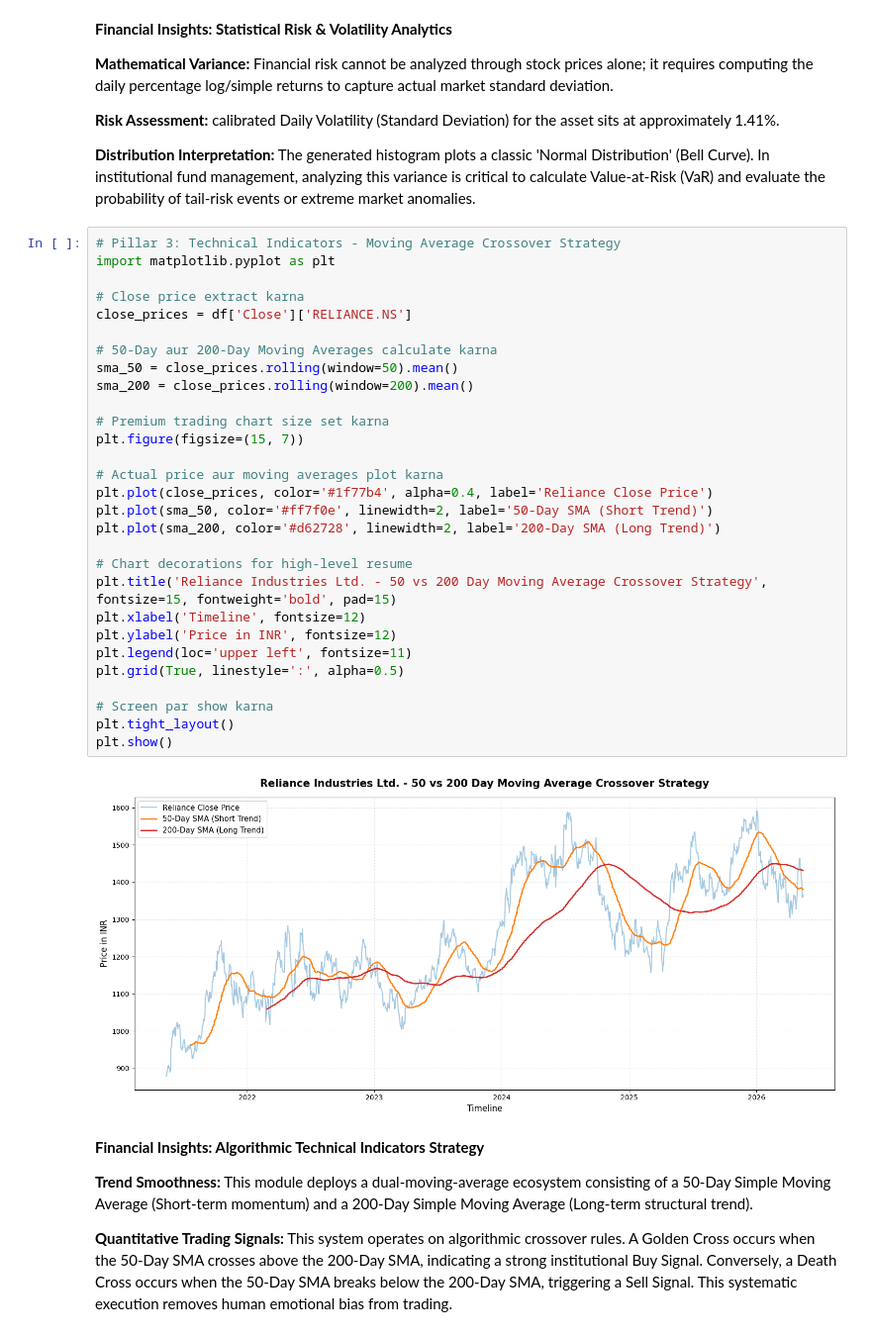
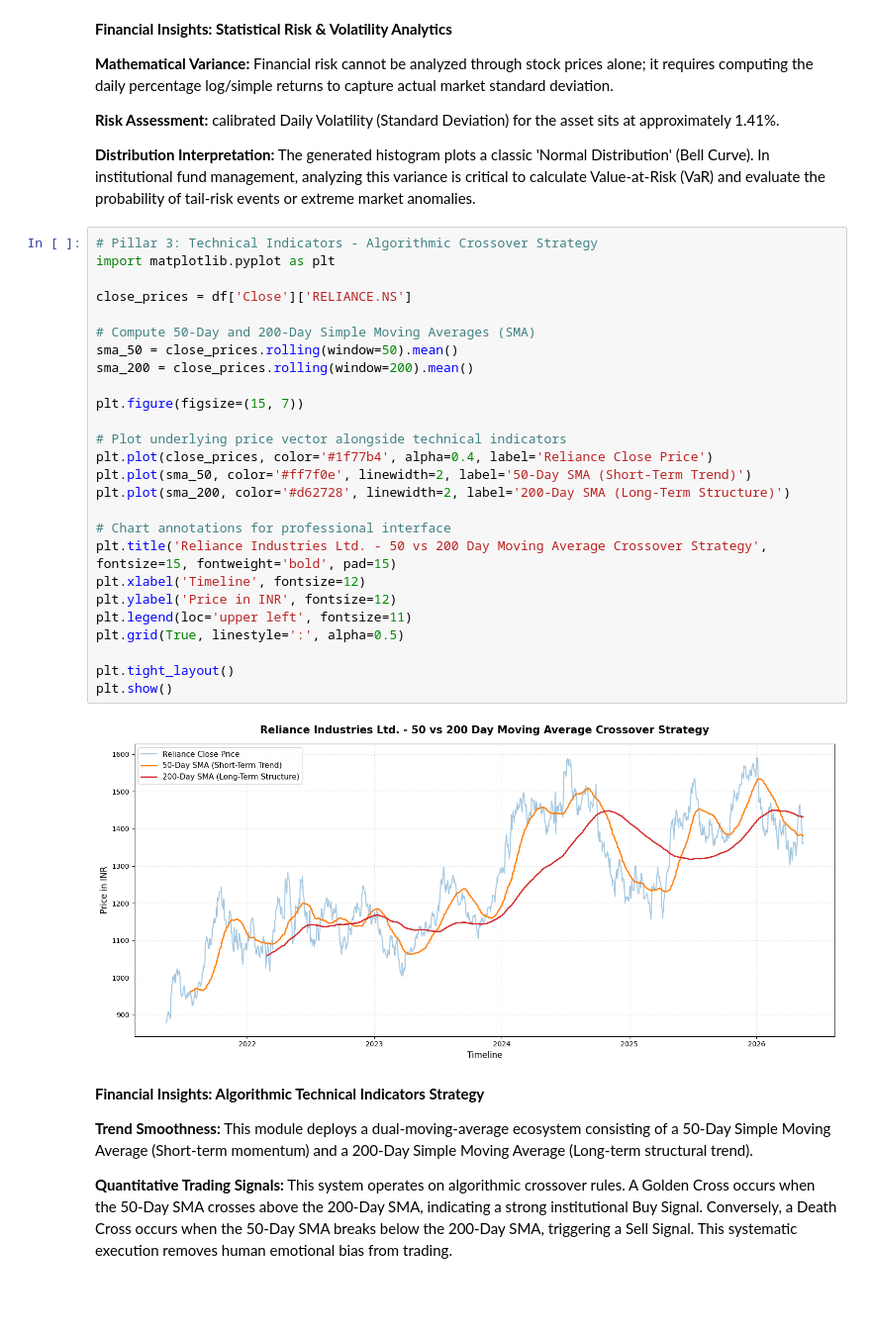
Before and after one commit to sanawar-khan/sanawar-khan.github.io, a Jupyter notebook: AI_Stock_Market_Analysis_System.ipynb, the cells around one changed output. Shown at 99% size. Cells and saved outputs as stored; diff of their text form; blank space fills up the shorter version.

```diff
--- a/AI_Stock_Market_Analysis_System.ipynb
+++ b/AI_Stock_Market_Analysis_System.ipynb
@@ -144,36 +128,33 @@ Daily Volatility (Risk): 1.4166%
 
 **Distribution Interpretation:** The generated histogram plots a classic 'Normal Distribution' (Bell Curve). In institutional fund management, analyzing this variance is critical to calculate Value-at-Risk (VaR) and evaluate the probability of tail-risk events or extreme market anomalies.
 # %%
-# Pillar 3: Technical Indicators - Moving Average Crossover Strategy
+# Pillar 3: Technical Indicators - Algorithmic Crossover Strategy
 import matplotlib.pyplot as plt
 
-# Close price extract karna
 close_prices = df['Close']['RELIANCE.NS']
 
-# 50-Day aur 200-Day Moving Averages calculate karna
+# Compute 50-Day and 200-Day Simple Moving Averages (SMA)
 sma_50 = close_prices.rolling(window=50).mean()
 sma_200 = close_prices.rolling(window=200).mean()
 
-# Premium trading chart size set karna
 plt.figure(figsize=(15, 7))
 
-# Actual price aur moving averages plot karna
+# Plot underlying price vector alongside technical indicators
 plt.plot(close_prices, color='#1f77b4', alpha=0.4, label='Reliance Close Price')
-plt.plot(sma_50, color='#ff7f0e', linewidth=2, label='50-Day SMA (Short Trend)')
-plt.plot(sma_200, color='#d62728', linewidth=2, label='200-Day SMA (Long Trend)')
+plt.plot(sma_50, color='#ff7f0e', linewidth=2, label='50-Day SMA (Short-Term Trend)')
+plt.plot(sma_200, color='#d62728', linewidth=2, label='200-Day SMA (Long-Term Structure)')
 
-# Chart decorations for high-level resume
+# Chart annotations for professional interface
 plt.title('Reliance Industries Ltd. - 50 vs 200 Day Moving Average Crossover Strategy', fontsize=15, fontweight='bold', pad=15)
 plt.xlabel('Timeline', fontsize=12)
 plt.ylabel('Price in INR', fontsize=12)
 plt.legend(loc='upper left', fontsize=11)
 plt.grid(True, linestyle=':', alpha=0.5)
 
-# Screen par show karna
 plt.tight_layout()
 plt.show()
 # %% [output]
-[figure, old version]
+[figure, new version]
 # %% [markdown]
 **Financial Insights: Algorithmic Technical Indicators Strategy**
 
```
Also changed, not shown: parts of 25 cells of this notebook.
